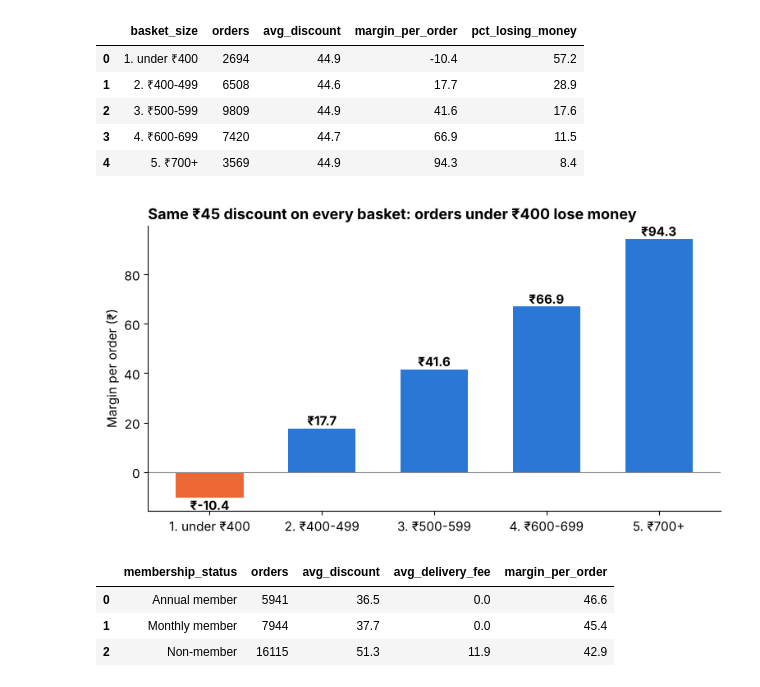
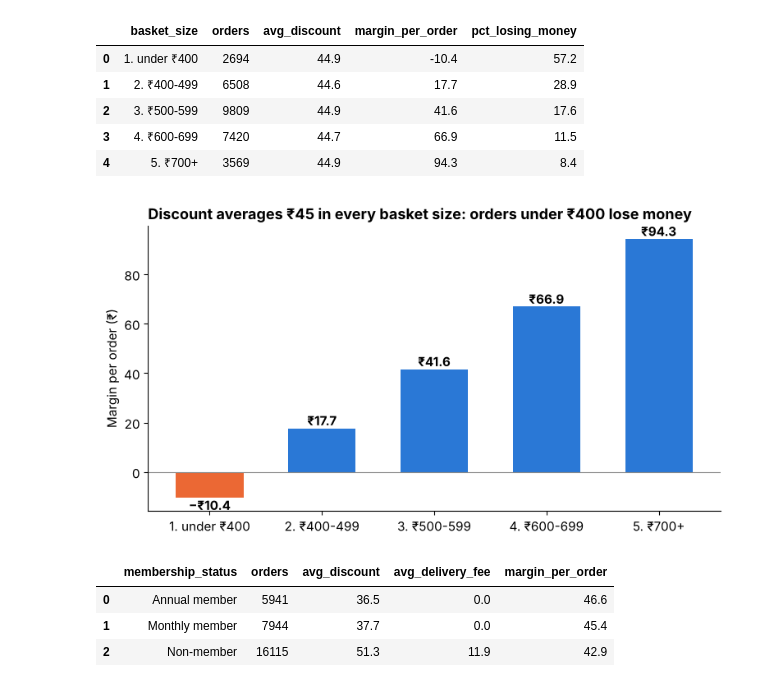
Before and after one commit to Aritra-20/swiftbasket-profitable-growth, a Jupyter notebook: notebooks/swiftbasket_analysis.ipynb, the cells around one changed output. Drawn from its saved outputs; the diff is of its cells as text; code cells hidden in the pictures.

```diff
--- a/notebooks/swiftbasket_analysis.ipynb
+++ b/notebooks/swiftbasket_analysis.ipynb
@@ -45,7 +45,8 @@ def bar_chart(df, x, y, title, ylabel, highlight=None, fmt="{:.0f}", fname=None)
     colors = [ORANGE if highlight is not None and i in highlight else BLUE for i in range(len(df))]
     ax = df.plot(kind="bar", x=x, y=y, legend=False, color=colors, rot=0, width=0.6)
     for i, v in enumerate(df[y]):
-        ax.text(i, v, fmt.format(v), ha="center", va="bottom" if v >= 0 else "top", fontweight="bold")
+        label = fmt.format(v).replace("-", "−").replace("₹−", "−₹")   # show −₹10.4, not ₹-10.4
+        ax.text(i, v, label, ha="center", va="bottom" if v >= 0 else "top", fontweight="bold")
     ax.set_title(title, loc="left"); ax.set_ylabel(ylabel); ax.set_xlabel("")
     ax.axhline(0, color="#888", linewidth=0.8)
     if fname: plt.savefig(f"{CHARTS}/{fname}.png", dpi=200, bbox_inches="tight")
@@ -382,10 +426,10 @@ basket
 | 3 | 4. ₹600-699 | 7420 | 44.7 | 66.9 | 11.5 |
 | 4 | 5. ₹700+ | 3569 | 44.9 | 94.3 | 8.4 |
 # %%
-bar_chart(basket, "basket_size", "margin_per_order", "Same ₹45 discount on every basket: orders under ₹400 lose money",
+bar_chart(basket, "basket_size", "margin_per_order", "Discount averages ₹45 in every basket size: orders under ₹400 lose money",
           "Margin per order (₹)", highlight=[0], fmt="₹{:.1f}", fname="7_small_baskets")
 # %% [output]
-[figure, old version]
+[figure, new version]
 # %%
 df = run("""
 SELECT c.membership_status,
```
Also changed, not shown: parts of 19 cells of this notebook, 7 other files.
